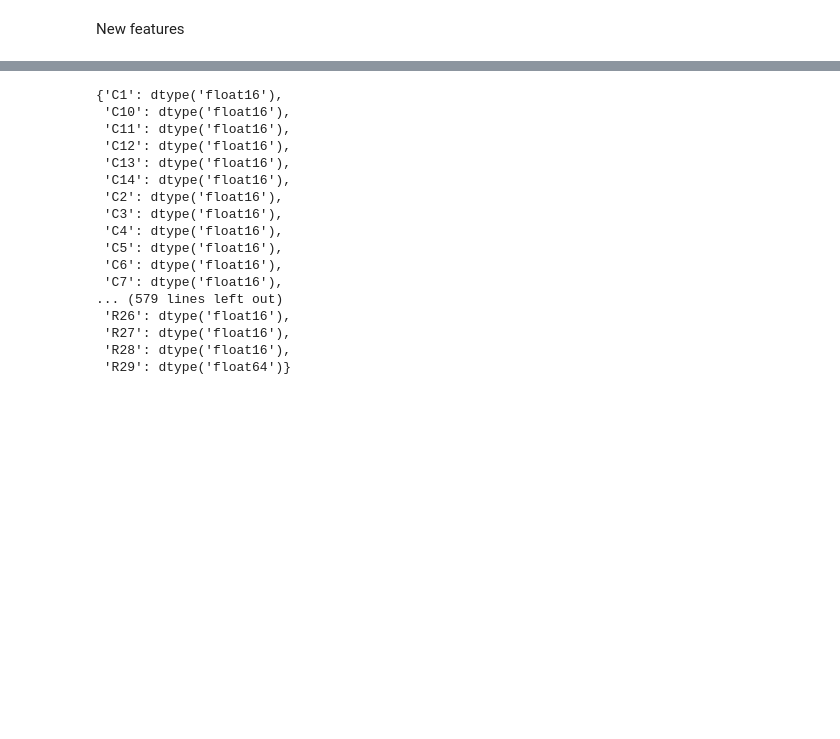
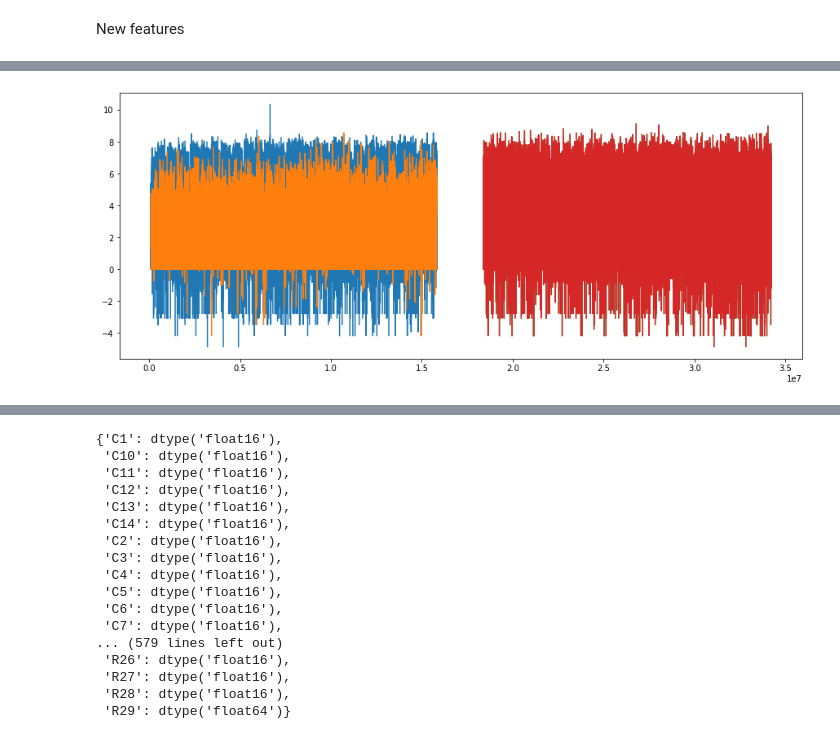
Before and after one commit to rodgomrod/kaggle_ieee_fraud, a Jupyter notebook: feature_engineering.ipynb, the cells around one changed output, grey strips where cells are left out. Cells and saved outputs as stored; diff of their text form; code cells hidden in the pictures; blank space fills up the shorter version.

```diff
--- a/feature_engineering.ipynb
+++ b/feature_engineering.ipynb
@@ -128,0 +219,4 @@ New features
+# %%
+plot_col('R28')
+# %% [output]
+[figure, added]
```
Also changed, not shown: parts of 27 cells of this notebook, 2 other files.
